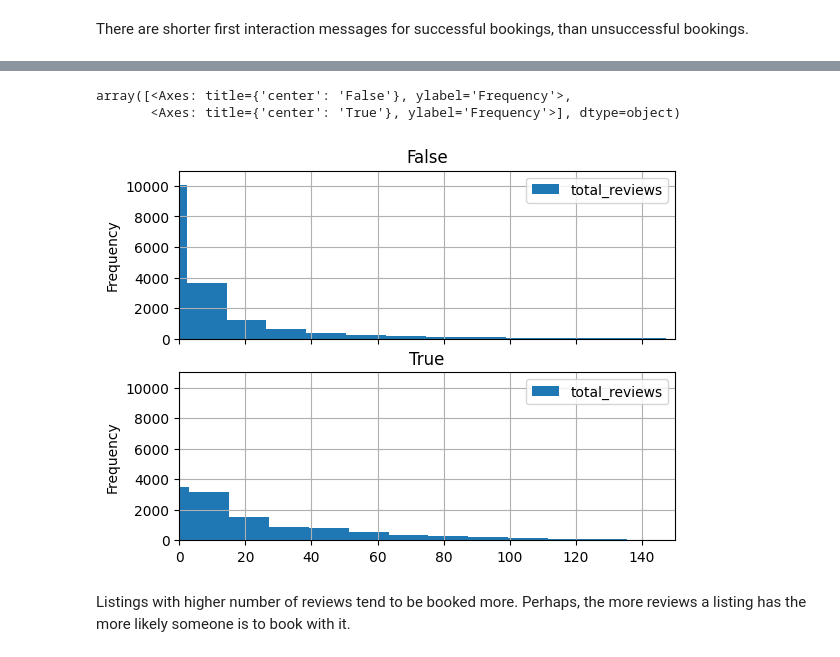
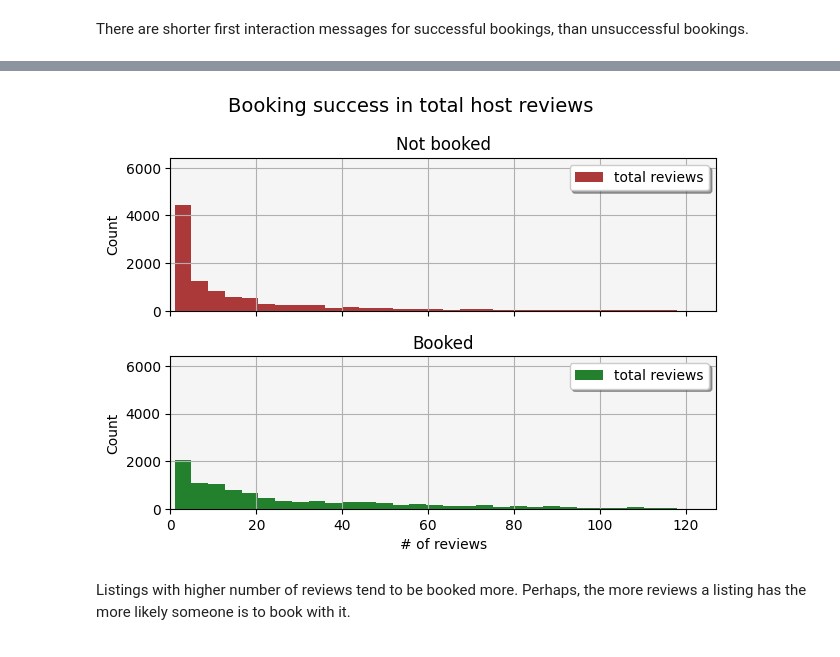
Before and after one commit to a-arev/airbnb, a Jupyter notebook: airbnb.ipynb, the cells around one changed output, grey strips where cells are left out. Saved outputs shown, nothing was run; the diff lists cells and outputs as text; code cells hidden in the pictures.

```diff
--- a/airbnb.ipynb
+++ b/airbnb.ipynb
@@ -374,11 +401,38 @@ display(df_airbnb.sort_values(by='total_reviews'))
-# %%
-df_airbnb.plot.hist(column='total_reviews', by='booked',
-                    bins=25, grid=True, sharex=True, sharey=True,
-                    xlim=(0, 150), ylim=(0, 11000))
-# %% [output]
-array([<Axes: title={'center': 'False'}, ylabel='Frequency'>,
-       <Axes: title={'center': 'True'}, ylabel='Frequency'>], dtype=object)
-[figure, removed]
+# %%
+# filter data for subplots
+data1 = df_airbnb.loc[(df_airbnb.total_reviews > 0) & (df_airbnb.total_reviews < 120) & (df_airbnb.booked == False)]
+data2 = df_airbnb.loc[(df_airbnb.total_reviews > 0) & (df_airbnb.total_reviews < 120) & (df_airbnb.booked == True)]
+
+# create subplots and axes objects
+fig, axes = plt.subplots(nrows=2, ncols=1, sharex=True, sharey=True)
+
+# plot histograms on each subplot with different colors
+data1['total_reviews'].plot.hist(ax=axes[0], bins=30, color='#ac3939', grid=True)
+data2['total_reviews'].plot.hist(ax=axes[1], bins=30, color='#23812d', grid=True)
+
+# clean up plot
+axes[0].set_xlim(0, 127)
+axes[0].set_ylim(0, 6400)
+
+axes[0].set_ylabel('Count')
+axes[1].set_ylabel('Count')
+
+axes[1].set_xlabel('# of reviews')
+axes[0].set_facecolor('whitesmoke')
+axes[1].set_facecolor('whitesmoke')
+
+axes[0].set_title('Not booked')
+axes[1].set_title('Booked')
+
+axes[0].legend(["total reviews"], shadow=True)
+axes[1].legend(["total reviews"], shadow=True)
+
+plt.suptitle('Booking success in total host reviews', fontsize=14)
+plt.tight_layout()
+plt.savefig('host-total-reviews.png', dpi=450)
+plt.show()
+# %% [output]
+[figure, added]
 # %% [markdown]
 Listings with higher number of reviews tend to be booked more. Perhaps, the more reviews a listing has the more likely someone is to book with it.
 # %%
```
Also changed, not shown: parts of 7 cells of this notebook, 12 other files.
